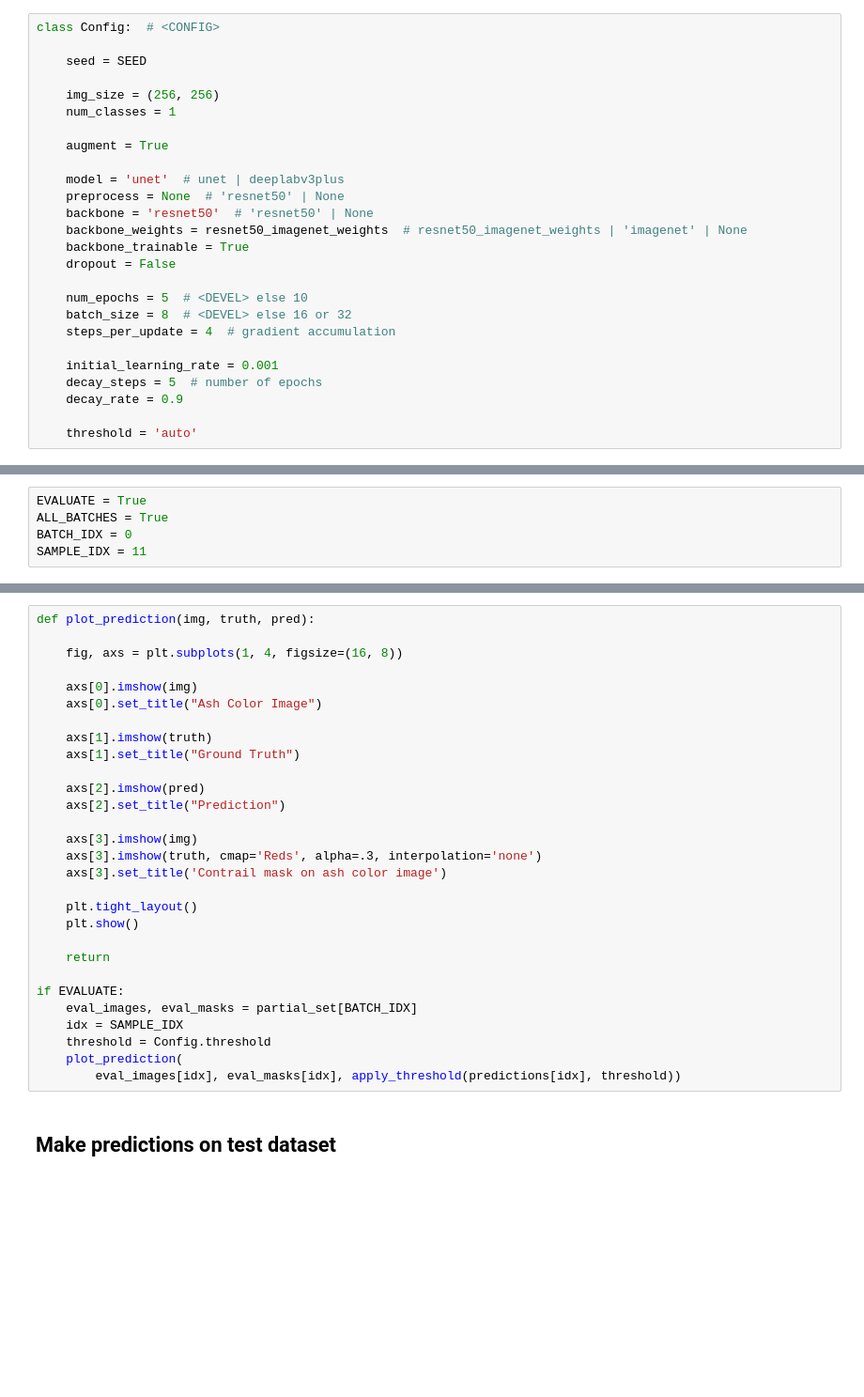
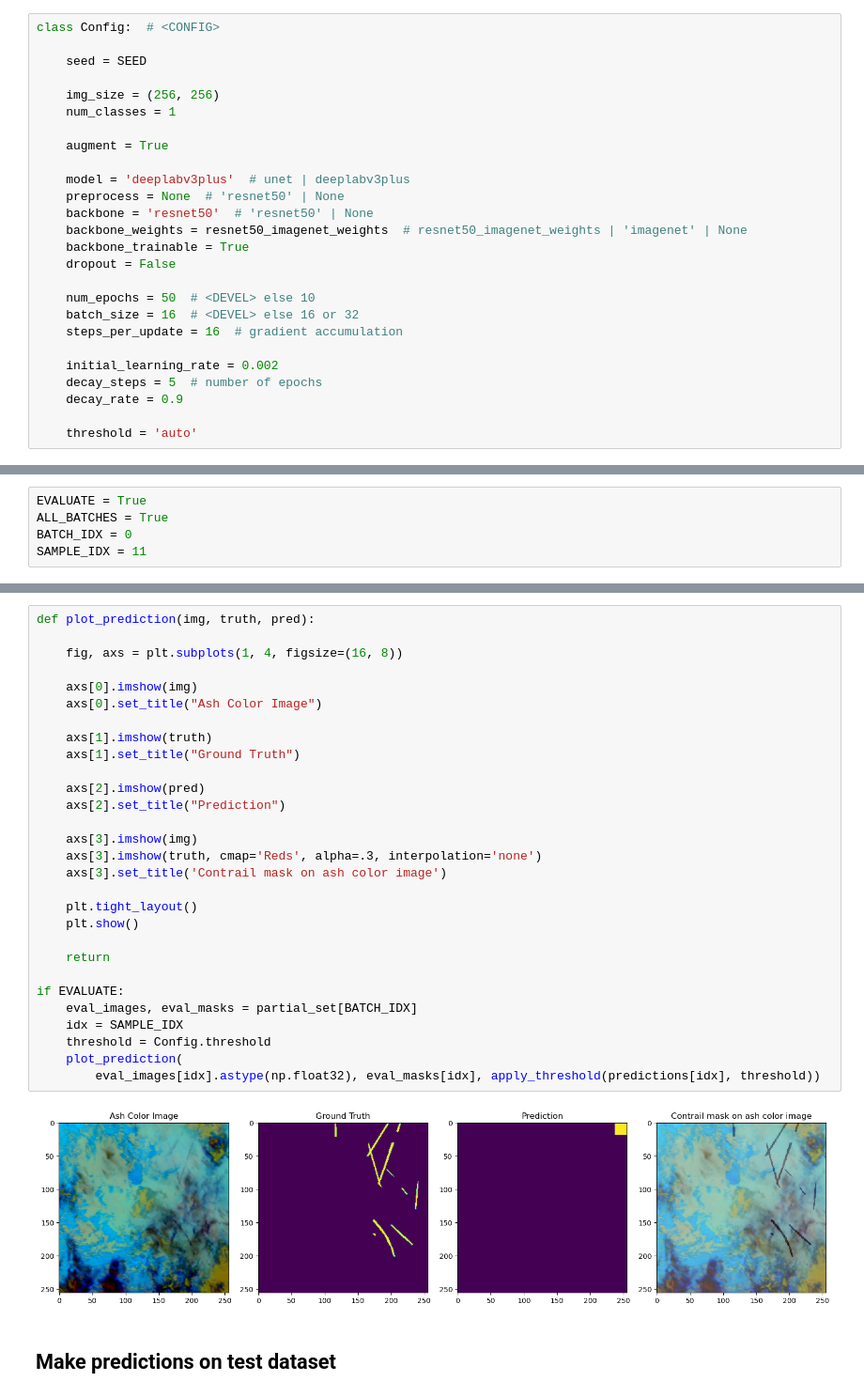
Before and after one commit to tomlqc/identify-contrails, a Jupyter notebook: notebooks/identify-contrails.ipynb, the cells around one changed output, grey strips where cells are left out. Shown: that part at 94% size. Cells and saved outputs as stored; diff of their text form; blank space fills up the shorter version.

Commit message:
DeepLabV3+ 16x16 batches, lr=0.2 [sf.v1]

```diff
--- a/notebooks/identify-contrails.ipynb
+++ b/notebooks/identify-contrails.ipynb
@@ -216,18 +250,18 @@ class Config:  # <CONFIG>
 
     augment = True
 
-    model = 'unet'  # unet | deeplabv3plus
+    model = 'deeplabv3plus'  # unet | deeplabv3plus
     preprocess = None  # 'resnet50' | None
     backbone = 'resnet50'  # 'resnet50' | None
     backbone_weights = resnet50_imagenet_weights  # resnet50_imagenet_weights | 'imagenet' | None
     backbone_trainable = True
     dropout = False
 
-    num_epochs = 5  # <DEVEL> else 10
-    batch_size = 8  # <DEVEL> else 16 or 32
-    steps_per_update = 4  # gradient accumulation
+    num_epochs = 50  # <DEVEL> else 10
+    batch_size = 16  # <DEVEL> else 16 or 32
+    steps_per_update = 16  # gradient accumulation
 
-    initial_learning_rate = 0.001
+    initial_learning_rate = 0.002
     decay_steps = 5  # number of epochs
     decay_rate = 0.9
 
@@ -1072,32 +1188,34 @@ if EVALUATE:
 # %%
 def plot_prediction(img, truth, pred):
 
     fig, axs = plt.subplots(1, 4, figsize=(16, 8))
 
     axs[0].imshow(img)
     axs[0].set_title("Ash Color Image")
 
     axs[1].imshow(truth)
     axs[1].set_title("Ground Truth")
 
     axs[2].imshow(pred)
     axs[2].set_title("Prediction")
 
     axs[3].imshow(img)
     axs[3].imshow(truth, cmap='Reds', alpha=.3, interpolation='none')
     axs[3].set_title('Contrail mask on ash color image')
 
     plt.tight_layout()
     plt.show()
 
     return
 
 if EVALUATE:
     eval_images, eval_masks = partial_set[BATCH_IDX]
     idx = SAMPLE_IDX
     threshold = Config.threshold
     plot_prediction(
-        eval_images[idx], eval_masks[idx], apply_threshold(predictions[idx], threshold))
+        eval_images[idx].astype(np.float32), eval_masks[idx], apply_threshold(predictions[idx], threshold))
+# %% [output]
+[figure, added]
 # %% [markdown]
 ## Make predictions on test dataset
 # %%
```
Also changed, not shown: parts of 25 cells of this notebook.
